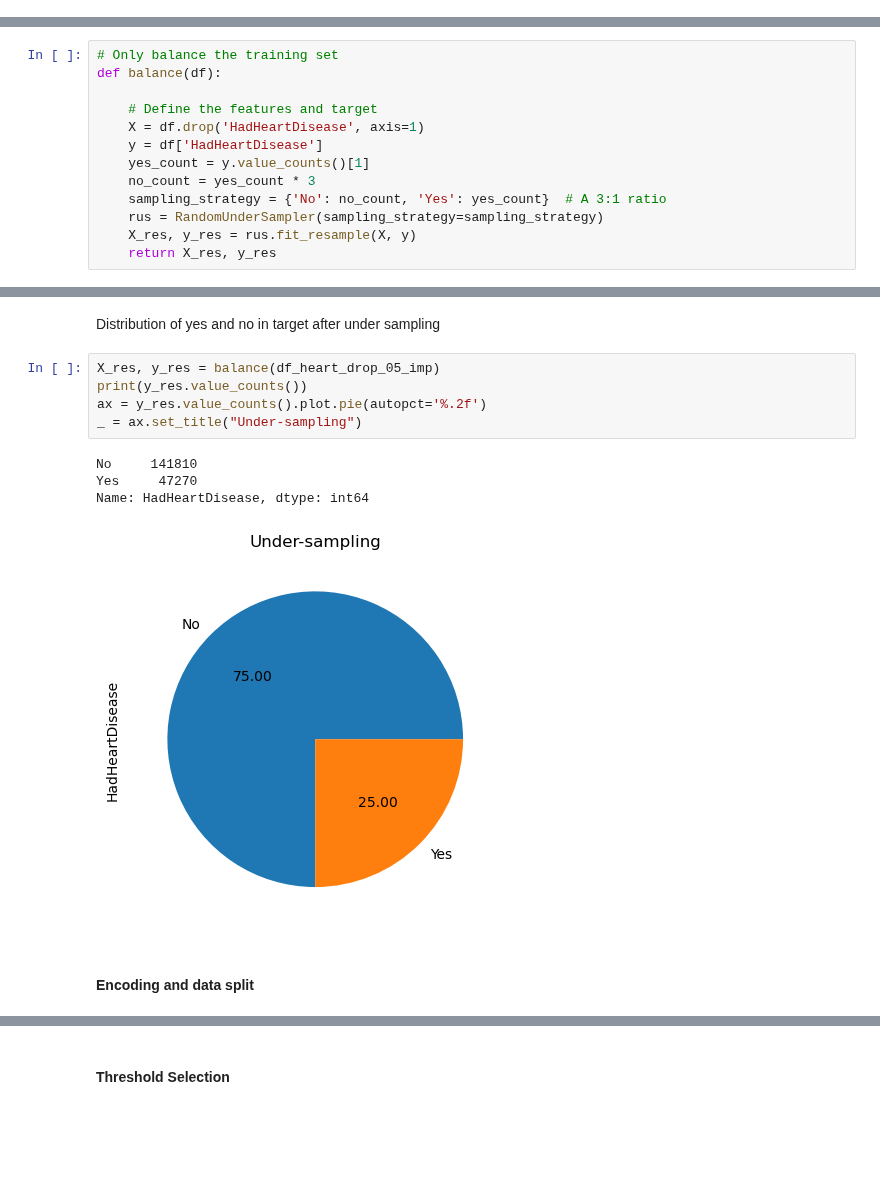
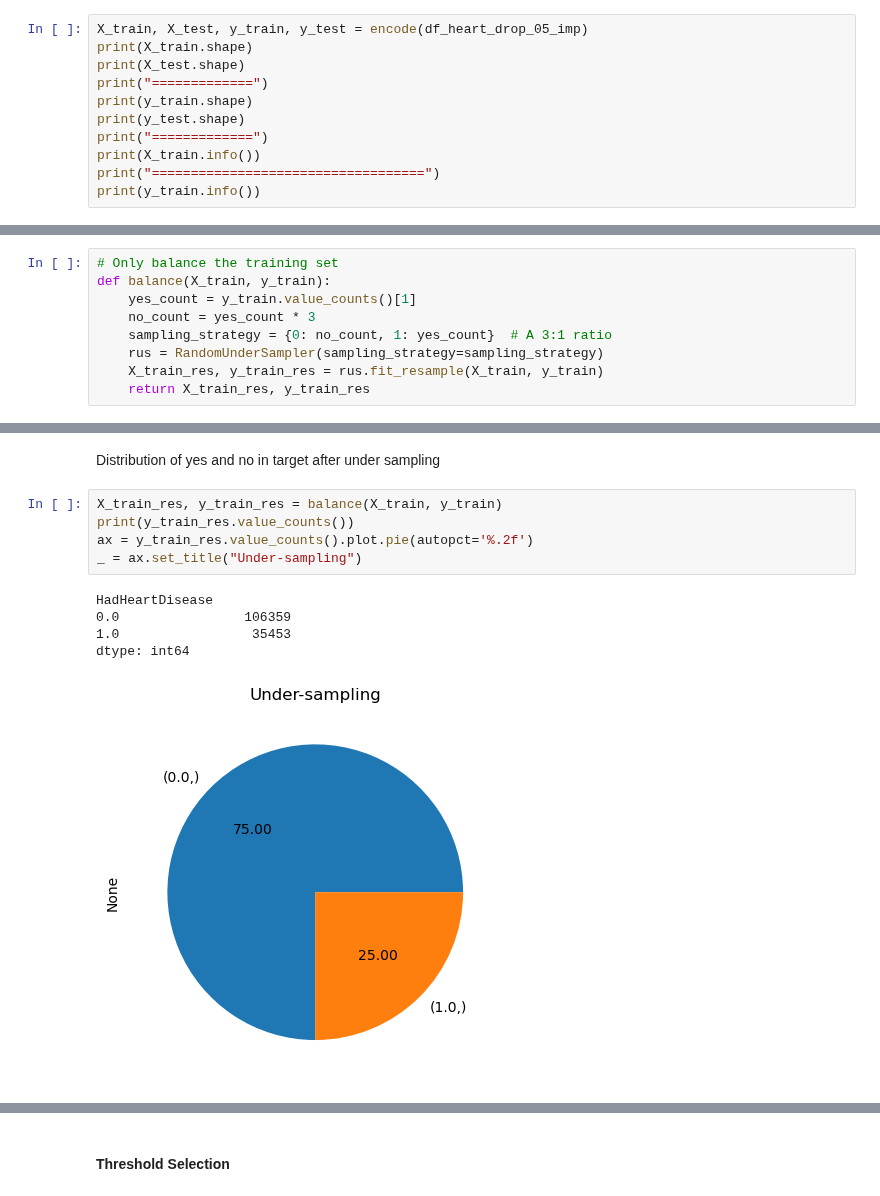
Before and after one commit to DecisionTreeBruining/212B-ML-Project, a Jupyter notebook: assignment_2/local_dev/preprocessing_hailey.ipynb, the cells around one changed output, grey strips where cells are left out. Cells and saved outputs as stored; diff of their text form; blank space fills up the shorter version.

```diff
--- a/assignment_2/local_dev/preprocessing_hailey.ipynb
+++ b/assignment_2/local_dev/preprocessing_hailey.ipynb
@@ -89,0 +168,11 @@ None
+# %%
+X_train, X_test, y_train, y_test = encode(df_heart_drop_05_imp)
+print(X_train.shape)
+print(X_test.shape)
+print("=============")
+print(y_train.shape)
+print(y_test.shape)
+print("=============")
+print(X_train.info())
+print("===================================")
+print(y_train.info())
@@ -92,2 +201,11 @@ None
+# %%
+# Only balance the training set
+def balance(X_train, y_train):
+    yes_count = y_train.value_counts()[1]
+    no_count = yes_count * 3
+    sampling_strategy = {0: no_count, 1: yes_count}  # A 3:1 ratio
+    rus = RandomUnderSampler(sampling_strategy=sampling_strategy)
+    X_train_res, y_train_res = rus.fit_resample(X_train, y_train)
+    return X_train_res, y_train_res
 # %% [markdown]
 distribution of yes and no in target before under sampling
@@ -107,13 +211,0 @@ Function for under sampling
-# %%
-# Only balance the training set
-def balance(df):
-
-    # Define the features and target
-    X = df.drop('HadHeartDisease', axis=1)
-    y = df['HadHeartDisease']
-    yes_count = y.value_counts()[1]
-    no_count = yes_count * 3
-    sampling_strategy = {'No': no_count, 'Yes': yes_count}  # A 3:1 ratio
-    rus = RandomUnderSampler(sampling_strategy=sampling_strategy)
-    X_res, y_res = rus.fit_resample(X, y)
-    return X_res, y_res
@@ -120,14 +222,13 @@ def balance(df):
 # %% [markdown]
 Distribution of yes and no in target after under sampling
 # %%
-X_res, y_res = balance(df_heart_drop_05_imp)
-print(y_res.value_counts())
-ax = y_res.value_counts().plot.pie(autopct='%.2f')
+X_train_res, y_train_res = balance(X_train, y_train)
+print(y_train_res.value_counts())
+ax = y_train_res.value_counts().plot.pie(autopct='%.2f')
 _ = ax.set_title("Under-sampling")
 # %% [output]
-No     141810
-Yes     47270
-Name: HadHeartDisease, dtype: int64
+HadHeartDisease
+0.0                106359
+1.0                 35453
+dtype: int64
-[figure, old version]
+[figure, new version]
-# %% [markdown]
-#### Encoding and data split
```
Also changed, not shown: parts of 32 cells of this notebook, 3 other files.
